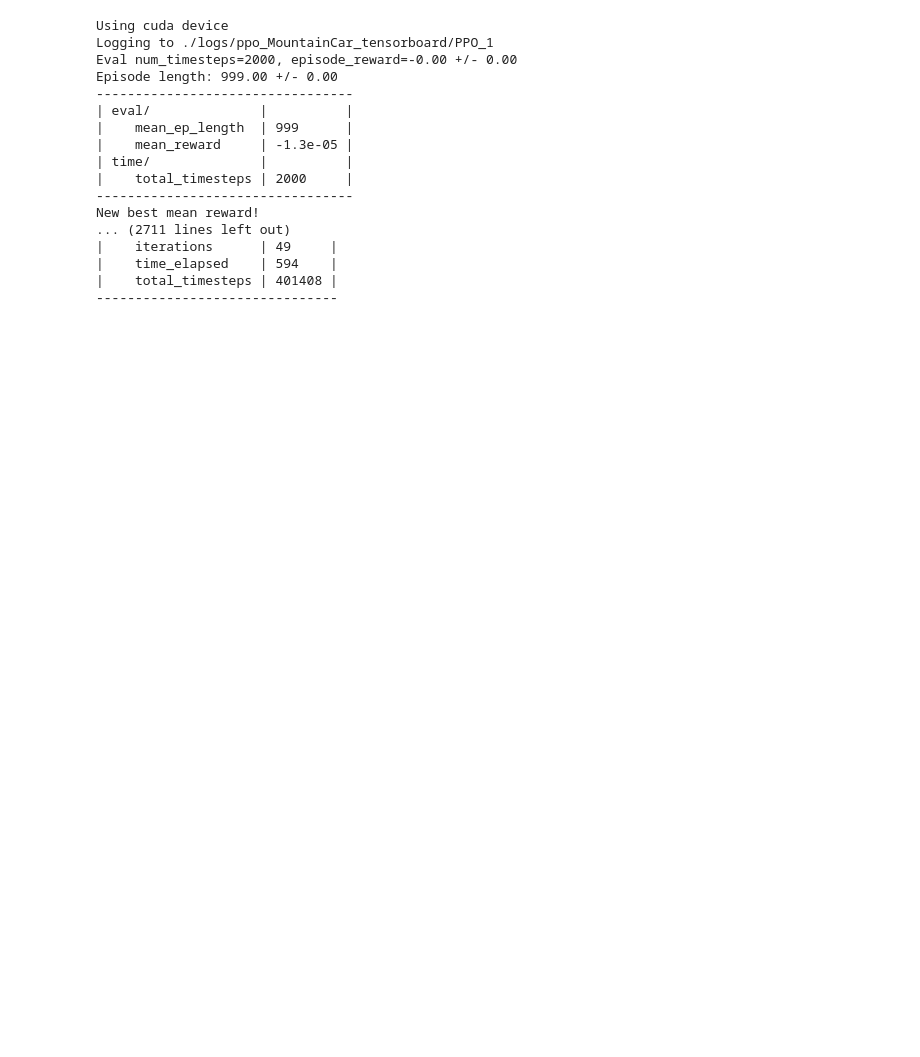
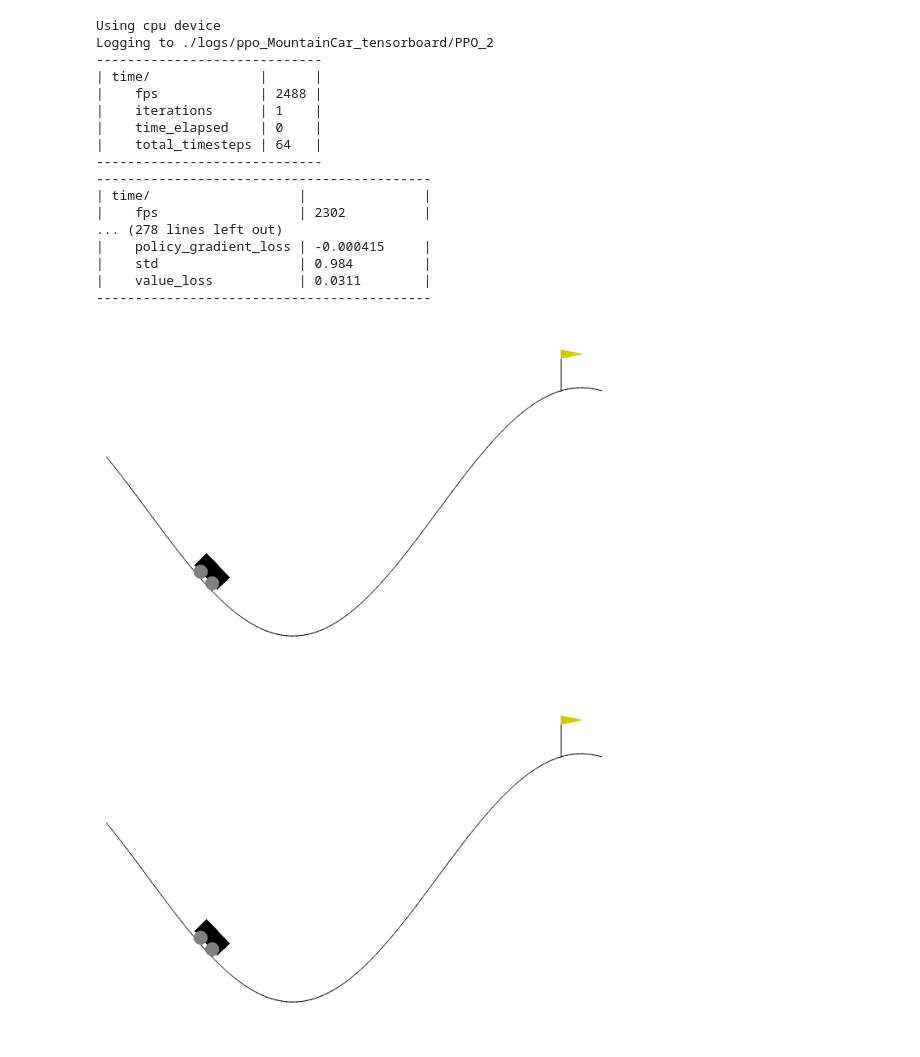
Before and after one commit to Vvlad1slavV/LBC-RL, a Jupyter notebook: MountainCarContinuous.ipynb, the cells around one changed output. Cells and saved outputs as stored; diff of their text form; code cells hidden in the pictures; blank space fills up the shorter version.

Commit message:
MountainCarContinuous PPO

```diff
--- a/MountainCarContinuous.ipynb
+++ b/MountainCarContinuous.ipynb
@@ -18,32 +24,61 @@ eval_callback = EvalCallback(train_env, best_model_save_path="./logs/",
                              log_path="./logs/", eval_freq=500,
                              deterministic=True, render=False)
 
-model = PPO("MlpPolicy", train_env, verbose=1, tensorboard_log="./logs/ppo_MountainCar_tensorboard/")
-model.learn(total_timesteps=1_000_000,
+model = PPO("MlpPolicy", train_env,
+            verbose=1,
             gae_lambda=0.98,
             gamma=0.99,
             n_epochs=4,
             n_steps=NUM_CPU,
-            callback=eval_callback)
+            tensorboard_log="./logs/ppo_MountainCar_tensorboard/")
+model.learn(total_timesteps=1_000, callback=eval_callback)
 model.save("ppo_MountainCar")
 
 del model # remove to demonstrate saving and loading
 # %% [output]
-Using cuda device
-Logging to ./logs/ppo_MountainCar_tensorboard/PPO_1
-Eval num_timesteps=2000, episode_reward=-0.00 +/- 0.00
-Episode length: 999.00 +/- 0.00
----------------------------------
-| eval/              |          |
-|    mean_ep_length  | 999      |
-|    mean_reward     | -1.3e-05 |
-| time/              |          |
-|    total_timesteps | 2000     |
----------------------------------
-New best mean reward!
-... (2711 lines left out)
-|    iterations      | 49     |
-|    time_elapsed    | 594    |
-|    total_timesteps | 401408 |
--------------------------------
+Using cpu device
+Logging to ./logs/ppo_MountainCar_tensorboard/PPO_2
+-----------------------------
+| time/              |      |
+|    fps             | 2488 |
+|    iterations      | 1    |
+|    time_elapsed    | 0    |
+|    total_timesteps | 64   |
+-----------------------------
+-------------------------------------------
+| time/                   |               |
+|    fps                  | 2302          |
+... (278 lines left out)
+|    policy_gradient_loss | -0.000415     |
+|    std                  | 0.984         |
+|    value_loss           | 0.0311        |
+-------------------------------------------
+# %%
+# test_env = gym.make(env_id, render_mode="human")
+# test_env = gnwrapper.Animation(test_env)
+# test_env = DummyVecEnv([lambda: test_env])
+
+test_env = make_vec_env(env_id,
+                        env_kwargs=dict(
+                            render_mode="rgb_array"
+                        ),
+                        wrapper_class=gnwrapper.Animation,
+                        n_envs=1)
+
+model = PPO.load("ppo_MountainCar")
+
+obs = test_env.reset()
+
+for _ in range(500):
+    action, _states = model.predict(obs)
+    obs, rewards, dones, info = test_env.step(action)
+    test_env.render()
+
+    if dones:
+        break
+
+test_env.close()
+# %% [output]
+[figure, added]
+[figure, added]
 # %%
```
Also changed, not shown: parts of 5 cells of this notebook, 2 other files.
